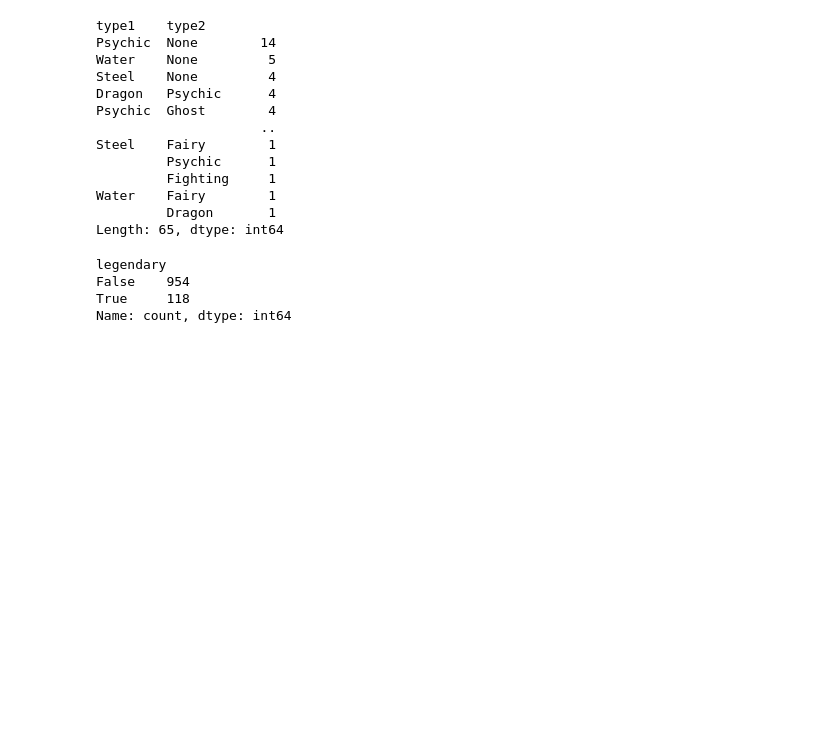
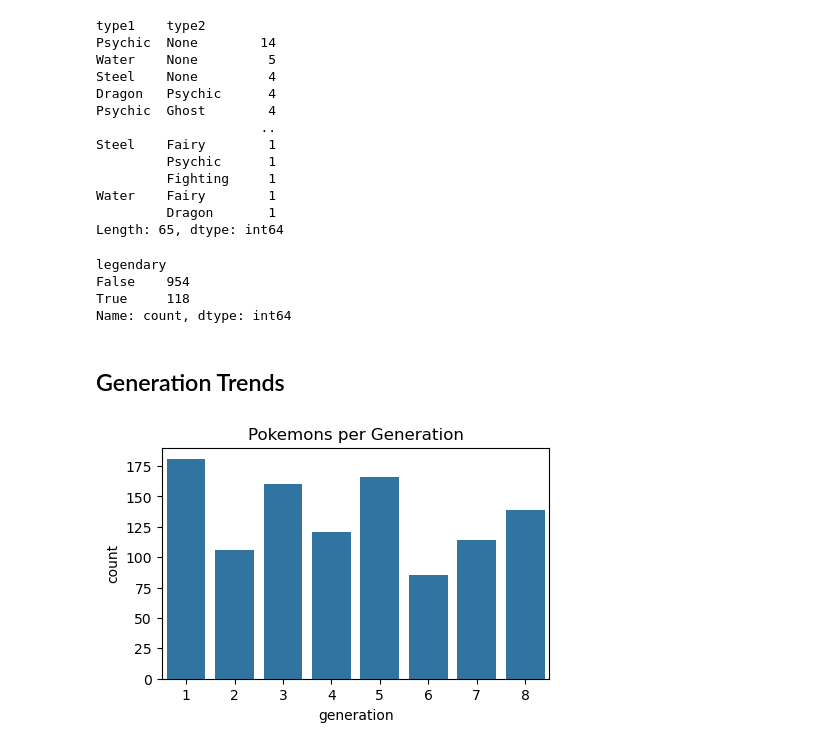
Before and after one commit to PolarBear9905/Pokemon-Legendary-Predictor, a Jupyter notebook: Pokemon.ipynb, the cells around one changed output. Cells and saved outputs as stored; diff of their text form; code cells hidden in the pictures; blank space fills up the shorter version.

Commit message:
Added more graphs for EDA

```diff
--- a/Pokemon.ipynb
+++ b/Pokemon.ipynb
@@ -214,3 +216,13 @@ legendary
 False    954
 True     118
 Name: count, dtype: int64
+# %% [markdown]
+## Generation Trends
+# %%
+fig, ax = plt.subplots(1, 1, figsize=(5,3))
+sns.countplot(data=df, x="generation", ax=ax)
+
+plt.title("Pokemons per Generation")
+plt.show()
+# %% [output]
+[figure, added]
```
Also changed, not shown: parts of 8 cells of this notebook.
